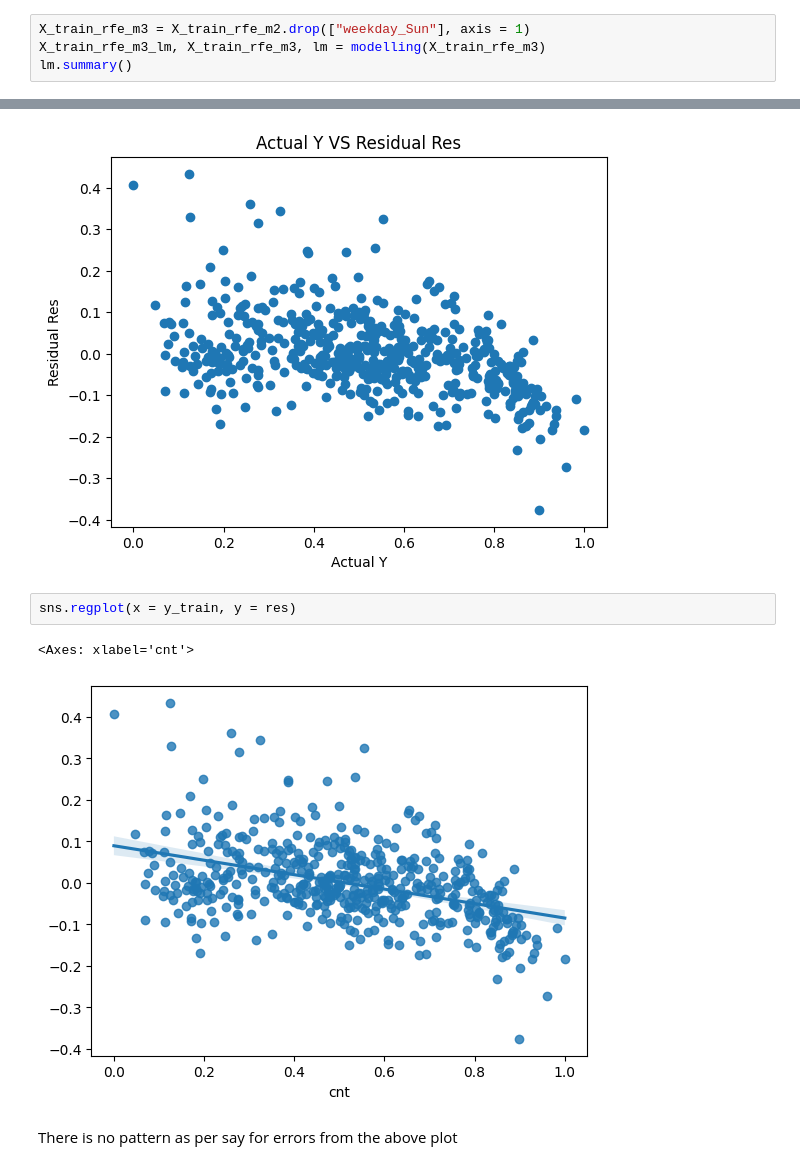
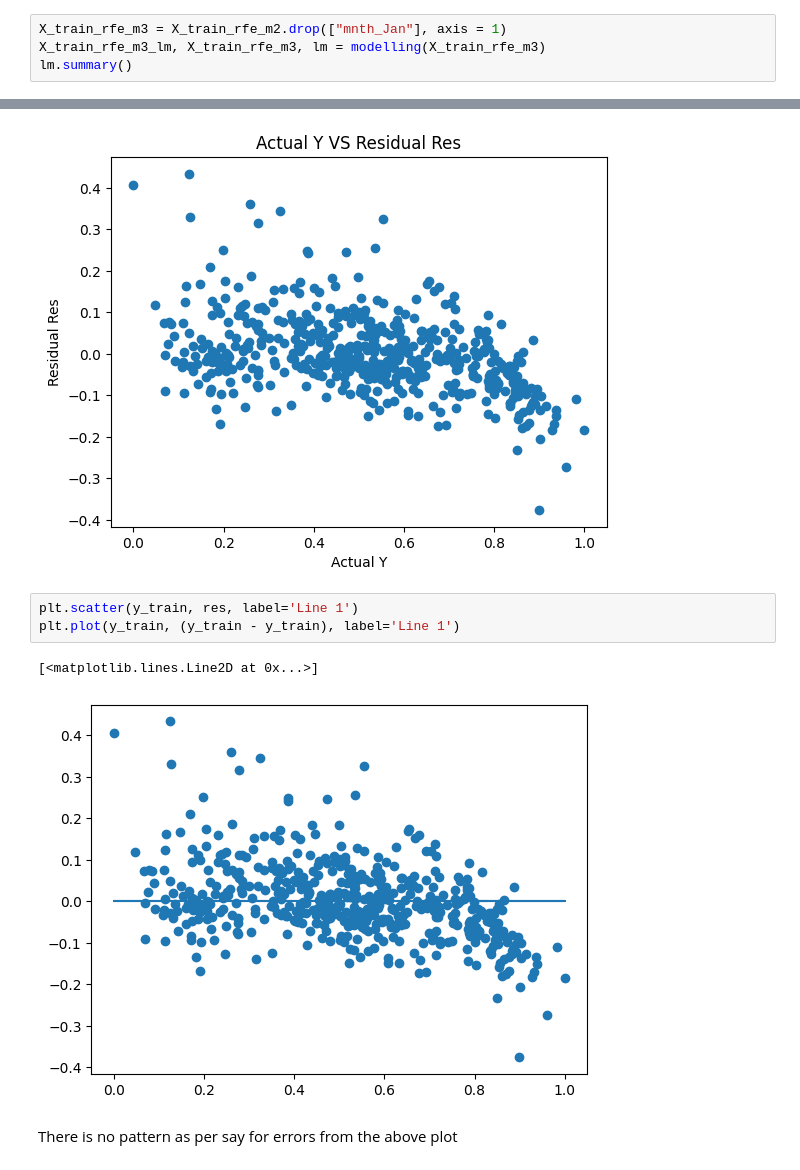
Before and after one commit to Jithendrian/LinearRegressionAssignment, a Jupyter notebook: BikeSharingAssignment_Jithendrian.ipynb, the cells around one changed output, grey strips where cells are left out. Cells and saved outputs as stored; diff of their text form.

Commit message:
Added a line plot

```diff
--- a/BikeSharingAssignment_Jithendrian.ipynb
+++ b/BikeSharingAssignment_Jithendrian.ipynb
@@ -858,5 +860,5 @@ Since 'weekday_Sun' p-value got increased in the previous model, so dropping
 # %%
-X_train_rfe_m3 = X_train_rfe_m2.drop(["weekday_Sun"], axis = 1)
+X_train_rfe_m3 = X_train_rfe_m2.drop(["mnth_Jan"], axis = 1)
 X_train_rfe_m3_lm, X_train_rfe_m3, lm = modelling(X_train_rfe_m3)
 lm.summary()
 # %% [output]
@@ -1061,10 +1062,11 @@ plt.show()
 # %% [output]
 [figure]
 # %%
-sns.regplot(x = y_train, y = res)
+plt.scatter(y_train, res, label='Line 1')
+plt.plot(y_train, (y_train - y_train), label='Line 1')
 # %% [output]
-<Axes: xlabel='cnt'>
+[<matplotlib.lines.Line2D at 0x...>]
-[figure, old version]
+[figure, new version]
 # %% [markdown]
 There is no pattern as per say for errors from the above plot
 # %% [markdown]
```
Also changed, not shown: parts of 23 cells of this notebook.
